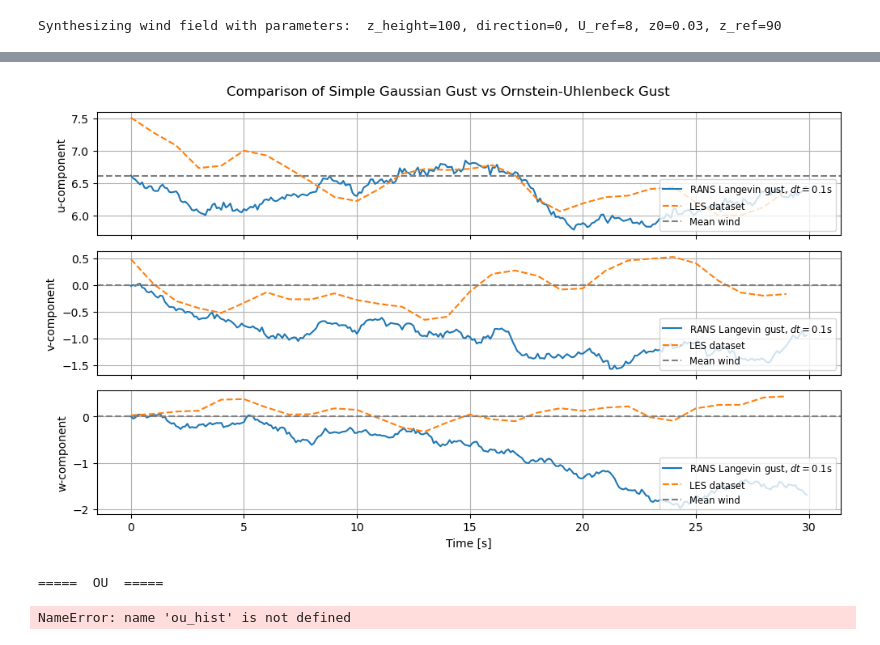
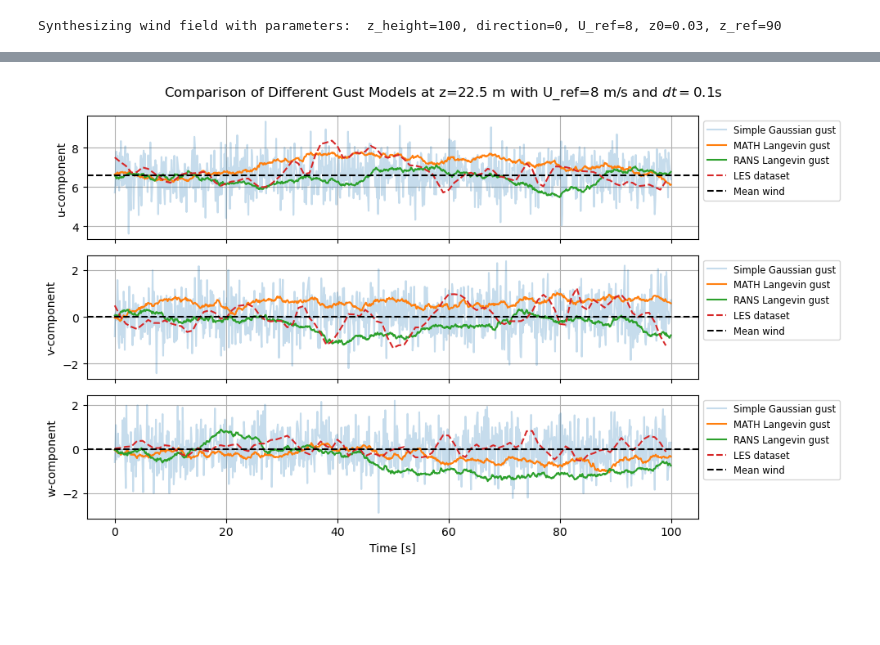
Before and after one commit to JacobManniche/Bachelor_legeplads, a Jupyter notebook: demos/fluctuation.ipynb, the cells around one changed output, grey strips where cells are left out. Saved outputs shown, nothing was run; the diff lists cells and outputs as text; code cells hidden in the pictures; blank space fills up the shorter version.

```diff
--- a/demos/fluctuation.ipynb
+++ b/demos/fluctuation.ipynb
@@ -12,0 +19,4 @@ ds = xr.open_dataset(file)
+# %%
+for i in range(0,100,10):
+    plt.plot(ds.isel(x=10, y=10, t=i).u.values, ds.isel(x=0, y=0).z.values)
+plt.show()
@@ -45,7 +37,7 @@ Data variables:
 # %%
-rng = np.random.default_rng(42)
+rng = np.random.default_rng(40)
 
-mt = 30  # max time for simulation (s)
+mt = 100  # max time for simulation (s)
 dt = 0.1
 n_steps = int(mt/dt)
 time = np.arange(0, mt, dt)
@@ -56,54 +48,38 @@ lang_hist = np.zeros((n_steps, 3))
 rans_lang_hist = np.zeros((n_steps, 3))
 
 simple_state = np.zeros(3)
 gust_state_lang = np.zeros(3)
 gust_state_rans_lang = np.zeros(3)
 
 
 for i in range(n_steps):
     simple_hist[i] = gust_simple(wind, tke, rng)
     lang_wind, gust_state_lang = gust_Langevin(wind, tke, epsilon, gust_state_lang, rng, dt, C0=2.1, cf=1)
     lang_hist[i] = lang_wind
 
     rans_lang_wind, gust_state_rans_lang = gust_Langevin(wind_rans, tke_rans, epsilon_rans, gust_state_rans_lang, rng, dt, C0=2.1, cf=1)
     rans_lang_hist[i] = rans_lang_wind
 
 
 # Plotting
 fig, axs = plt.subplots(3, 1, figsize=(10, 6), sharex=True)
 
 labels = ['u-component', 'v-component', 'w-component']
 
 for j in range(3):
-    # axs[j].plot(time, simple_hist[:, j], label=r'Simple Gaussian gust, $dt=0.1$s')
-    # axs[j].plot(time, lang_hist[:, j], label=r'OU Langevin gust, $dt=0.1$s')
-    axs[j].plot(time, rans_lang_hist[:, j], label=r'RANS Langevin gust, $dt=0.1$s')
+    axs[j].plot(time, simple_hist[:, j], label='Simple Gaussian gust', alpha=0.25)
+    axs[j].plot(time, lang_hist[:, j], label='MATH Langevin gust')
+    axs[j].plot(time, rans_lang_hist[:, j], label='RANS Langevin gust')
     axs[j].plot(ds.t[:mt], ds.isel(**point_i)[labels[j][0]].values[:mt], label='LES dataset', linestyle='--')
-    axs[j].axhline(wind[j], linestyle='--', color='gray', label='Mean wind')
+    axs[j].axhline(wind[j], linestyle='--', color='black', label='Mean wind')
     axs[j].set_ylabel(labels[j])
-    axs[j].legend(loc='lower right', fontsize='small')
+    axs[j].legend(loc='upper left', bbox_to_anchor=(1, 1), fontsize='small')
+    #axs[j].legend(loc='upper left', fontsize='small')
     axs[j].grid(True)
 
 axs[2].set_xlabel('Time [s]')
-plt.suptitle('Comparison of Simple Gaussian Gust vs Ornstein-Uhlenbeck Gust')
+plt.suptitle(f'Comparison of Different Gust Models at z={z_i:.1f} m with U_ref={u_ref} m/s and $dt={dt}$s')
 plt.tight_layout()
 plt.show()
 # %% [output]
-[figure, old version]
+[figure, new version]
-# %%
-# sanity check with means:
-
-# OU
-print("="*5, ' OU ', "="*5)
-print(u_ref - np.mean(ou_hist[:, 0]), np.mean(ou_hist[:, 1]), np.mean(ou_hist[:, 2]))
-
-# Langevin
-print("="*5, ' Langevin ', "="*5)
-print(u_ref - np.mean(lang_hist[:, 0]), np.mean(lang_hist[:, 1]), np.mean(lang_hist[:, 2]))
-
-# Les
-print("="*5, ' LES ', "="*5)
-print(u_ref - np.mean(ds.isel(**point_i)['u'].values), np.mean(ds.isel(**point_i)['v'].values), np.mean(ds.isel(**point_i)['w'].values))
-# %% [output]
-=====  OU  =====
-NameError: name 'ou_hist' is not defined
```
Also changed, not shown: parts of 4 cells of this notebook, 7 other files.
